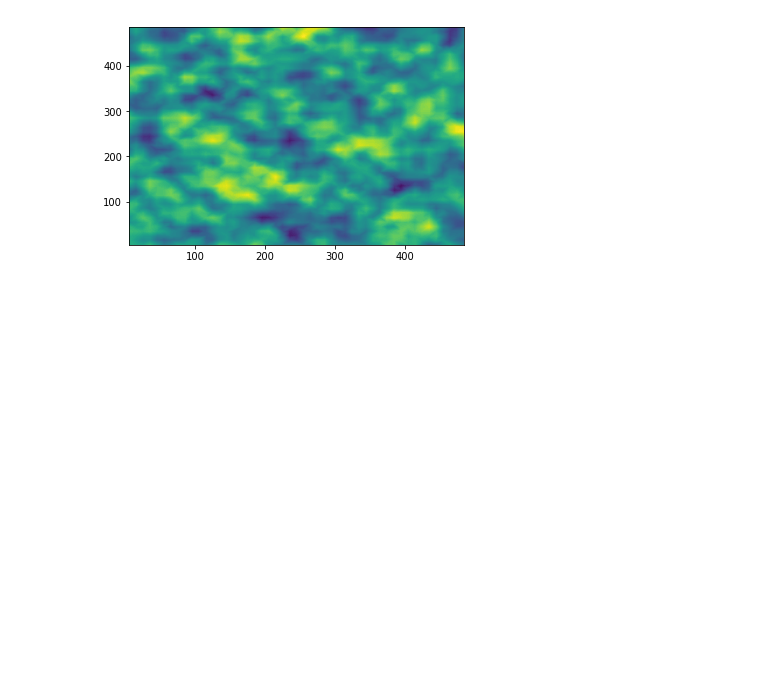
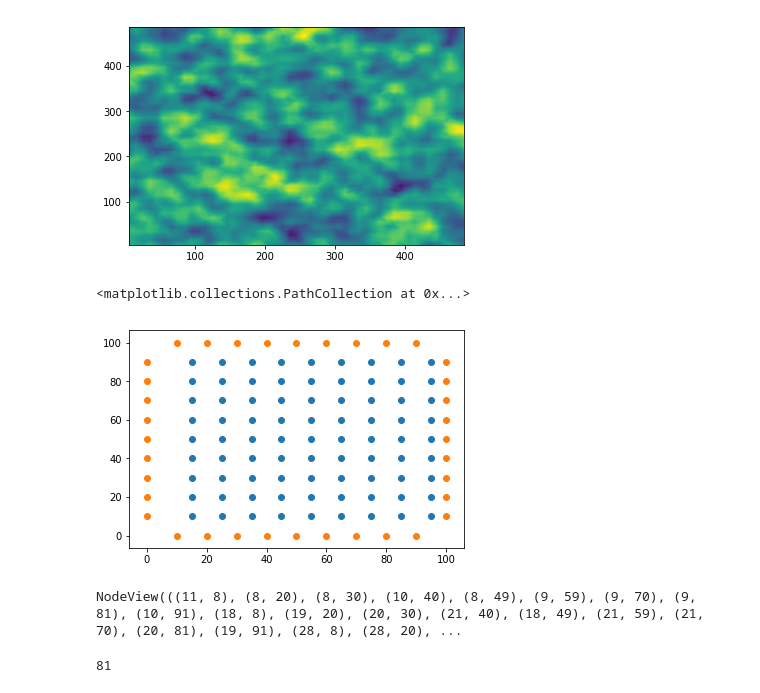
Before and after one commit to riggsb2/DNDscripts, a Jupyter notebook: World_Mgmt/Terrain_Gen/Terrain Generator.ipynb, the cells around one changed output. Drawn from its saved outputs; the diff is of its cells as text; code cells hidden in the pictures; blank space fills up the shorter version.

```diff
--- a/World_Mgmt/Terrain_Gen/Terrain Generator.ipynb
+++ b/World_Mgmt/Terrain_Gen/Terrain Generator.ipynb
@@ -104,3 +108,20 @@ plt.show()
 4     10     50      0     40  5.0  45.0  0.297687  0.069320
 2401
 [figure]
+# %%
+#generate random center point
+pts = 50
+x = [i for i in range(15,100,10) for x in range(10,100,10)]
+y = [i for i in range(10,100,10)]*9
+
+leftBorder = [(0,x) for x in range(10,100,10)]
+rightBorder = [(100,x) for x in range(10,100,10)]
+topBorder = [(x,100) for x in range(10,100,10)]
+bottomBorder = [(x,0) for x in range(10,100,10)]
+borders = set(leftBorder + rightBorder + topBorder + bottomBorder)
+
+plt.scatter(x,y)
+plt.scatter(*zip(*borders))
+# %% [output]
+<matplotlib.collections.PathCollection at 0x...>
+[figure, added]
@@ -106,0 +134,8 @@ plt.show()
+# %%
+corners.nodes
+# %% [output]
+NodeView(((11, 8), (8, 20), (8, 30), (10, 40), (8, 49), (9, 59), (9, 70), (9, 81), (10, 91), (18, 8), (19, 20), (20, 30), (21, 40), (18, 49), (21, 59), (21, 70), (20, 81), (19, 91), (28, 8), (28, 20), ...
+# %%
+print(len(corners.nodes))
+# %% [output]
+81
```
Also changed, not shown: parts of 8 cells of this notebook.
